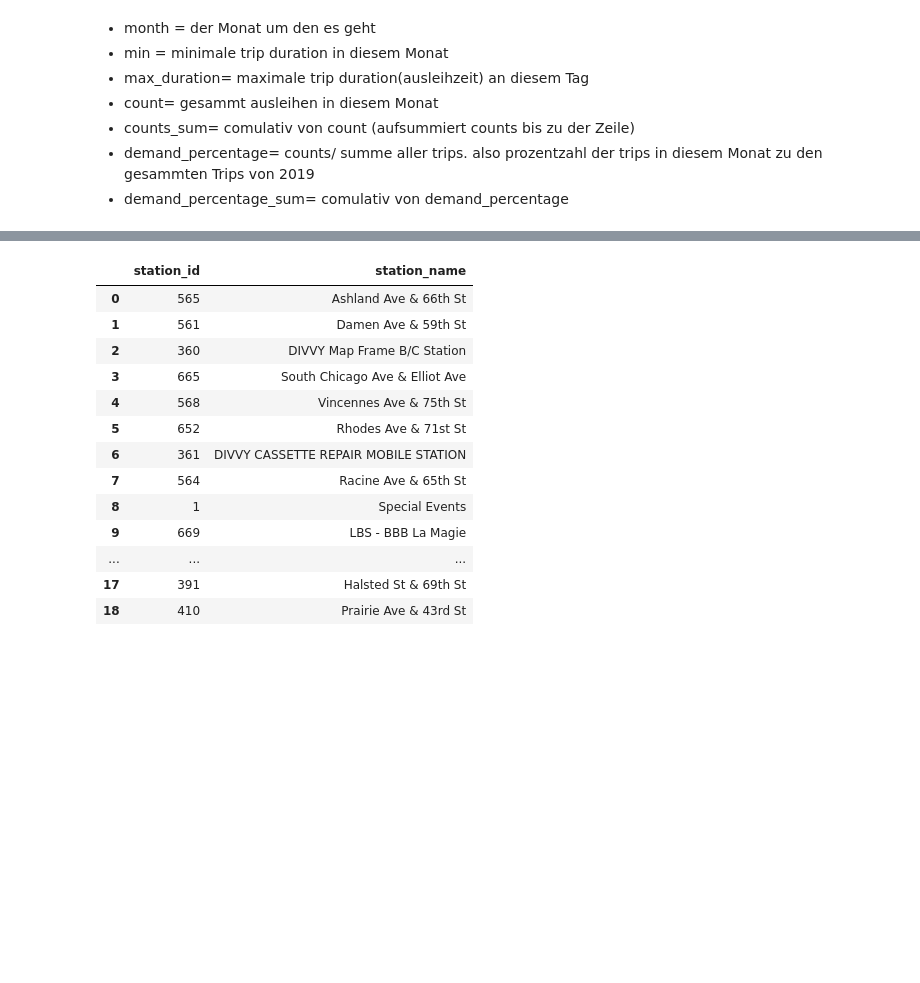
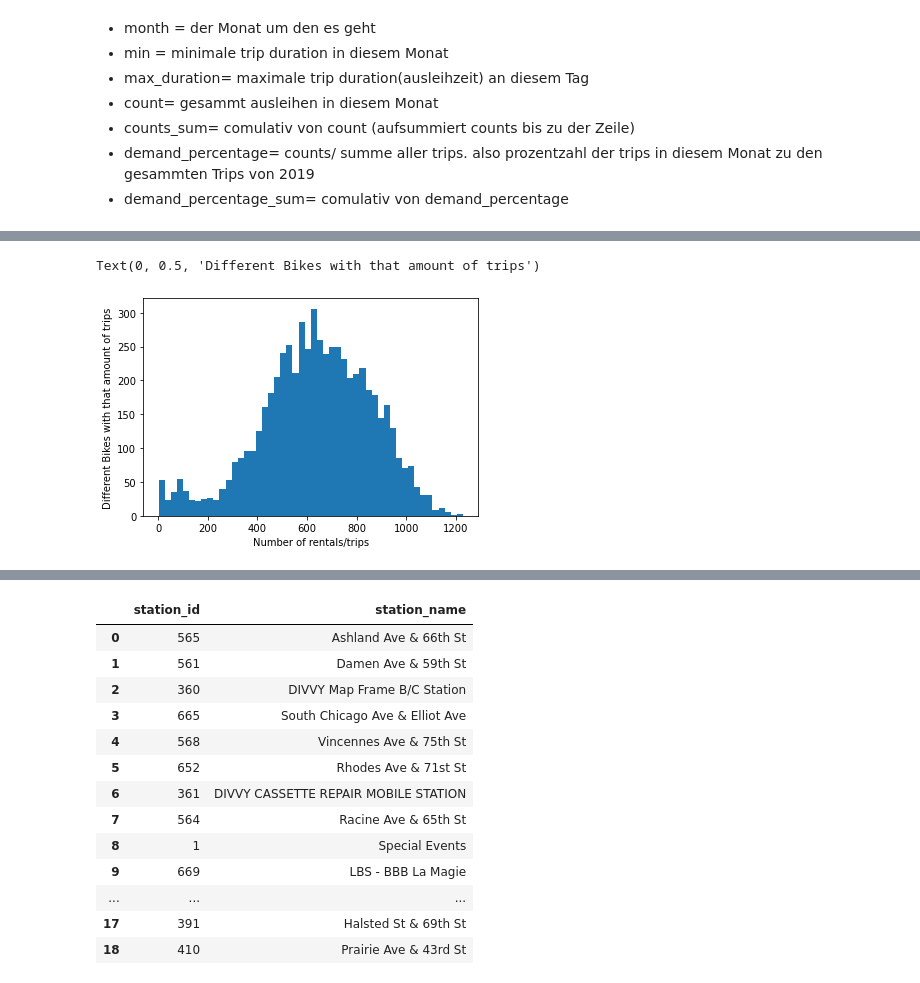
Before and after one commit to robschip/Team_AAkatsuki, a Jupyter notebook: Step 1.2 and 2 without geographical demand.ipynb, the cells around one changed output, grey strips where cells are left out. Cells and saved outputs as stored; diff of their text form; code cells hidden in the pictures; blank space fills up the shorter version.

```diff
--- a/Step 1.2 and 2 without geographical demand.ipynb
+++ b/Step 1.2 and 2 without geographical demand.ipynb
@@ -602,0 +680,8 @@ Das ist die Fertige Tabelle 4:
+# %%
+plt.hist(df_bikes['trips_total_with_this_bike'], bins=50)
+#plt.set(xlabel='Number of rentals/trips', ylabel='The amount of different bikes')
+plt.xlabel('Number of rentals/trips')
+plt.ylabel('Different Bikes with that amount of trips')
+# %% [output]
+Text(0, 0.5, 'Different Bikes with that amount of trips')
+[figure, added]
```
Also changed, not shown: parts of 17 cells of this notebook.
